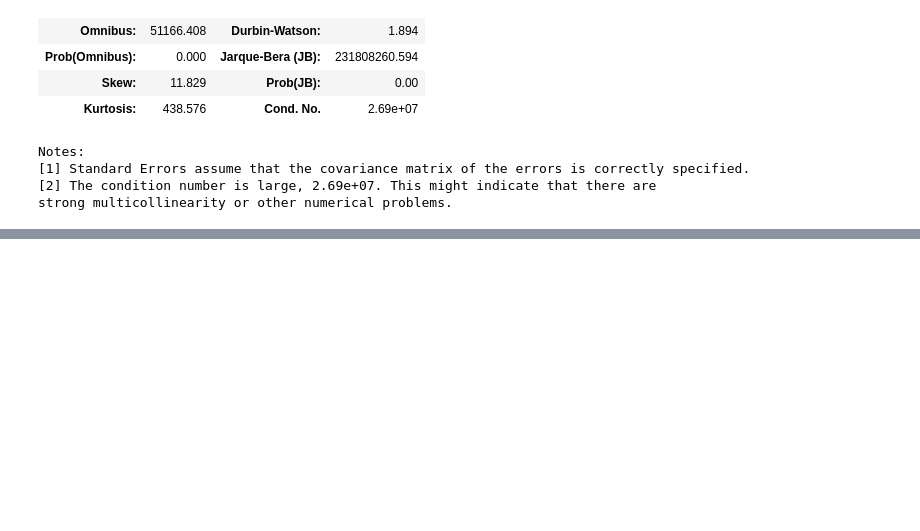
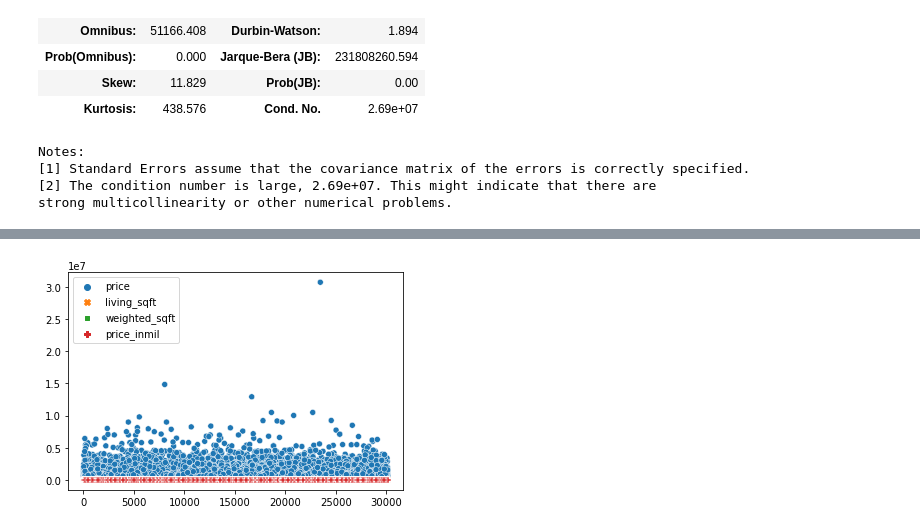
Before and after one commit to AliRampur/Phase-2-Group-Project, a Jupyter notebook: MitchA_EDA_Cleaning.ipynb, the cells around one changed output, grey strips where cells are left out. Cells and saved outputs as stored; diff of their text form; code cells hidden in the pictures; blank space fills up the shorter version.

```diff
--- a/MitchA_EDA_Cleaning.ipynb
+++ b/MitchA_EDA_Cleaning.ipynb
@@ -1263,0 +1681,4 @@ strong multicollinearity or other numerical problems.
+# %%
+sns.scatterplot(data = df_living);
+# %% [output]
+[figure, added]
```
Also changed, not shown: parts of 13 cells of this notebook, 1 other file.
